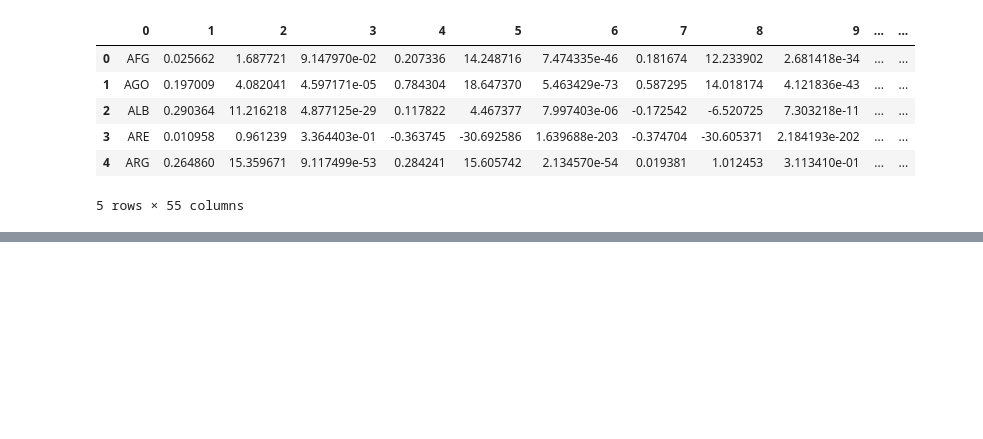
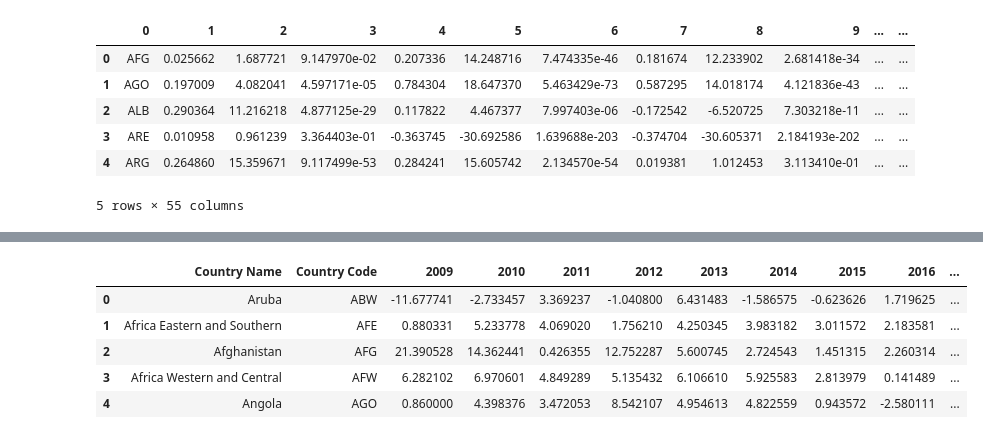
Before and after one commit to MichaelChaoLi-cpu/GallupWellBeingResearch, a Jupyter notebook: Code/ML_AN_AgeHeteogenuousTreatmentDifference_v1.ipynb, the cells around one changed output, grey strips where cells are left out. Drawn from its saved outputs; the diff is of its cells as text; code cells hidden in the pictures; blank space fills up the shorter version.

```diff
--- a/Code/ML_AN_AgeHeteogenuousTreatmentDifference_v1.ipynb
+++ b/Code/ML_AN_AgeHeteogenuousTreatmentDifference_v1.ipynb
@@ -1004,0 +1197,2 @@ table.to_csv("Results/Country_TEBHE.csv")
+# %%
+GdpIncrease = pd.read_csv('Data/02_GdgCountry.csv')
@@ -1004,0 +1212,12 @@ table.to_csv("Results/Country_TEBHE.csv")
+# %%
+GdpIncrease = GdpIncrease[['Country Name', 'Country Code', '2009', '2010', '2011', '2012', '2013',
+                           '2014', '2015', '2016', '2017', '2018', '2019', '2020', '2021', '2022']]
+# %%
+GdpIncrease.head()
+# %% [output]
+|  | Country Name | Country Code | 2009 | 2010 | 2011 | 2012 | 2013 | 2014 | 2015 | 2016 | ... |
+| 0 | Aruba | ABW | -11.677741 | -2.733457 | 3.369237 | -1.040800 | 6.431483 | -1.586575 | -0.623626 | 1.719625 | ... |
+| 1 | Africa Eastern and Southern | AFE | 0.880331 | 5.233778 | 4.069020 | 1.756210 | 4.250345 | 3.983182 | 3.011572 | 2.183581 | ... |
+| 2 | Afghanistan | AFG | 21.390528 | 14.362441 | 0.426355 | 12.752287 | 5.600745 | 2.724543 | 1.451315 | 2.260314 | ... |
+| 3 | Africa Western and Central | AFW | 6.282102 | 6.970601 | 4.849289 | 5.135432 | 6.106610 | 5.925583 | 2.813979 | 0.141489 | ... |
+| 4 | Angola | AGO | 0.860000 | 4.398376 | 3.472053 | 8.542107 | 4.954613 | 4.822559 | 0.943572 | -2.580111 | ... |
```
Also changed, not shown: parts of 60 cells of this notebook, 2 other files.
